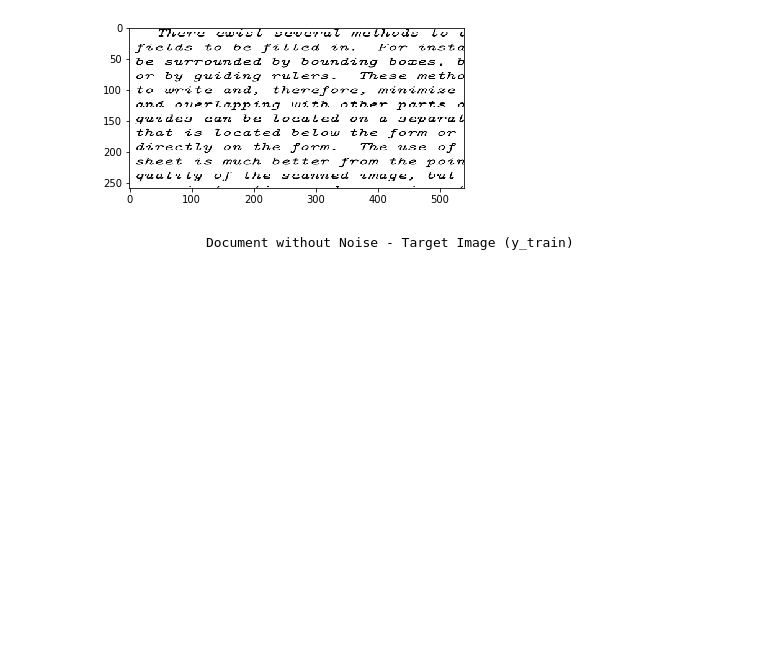
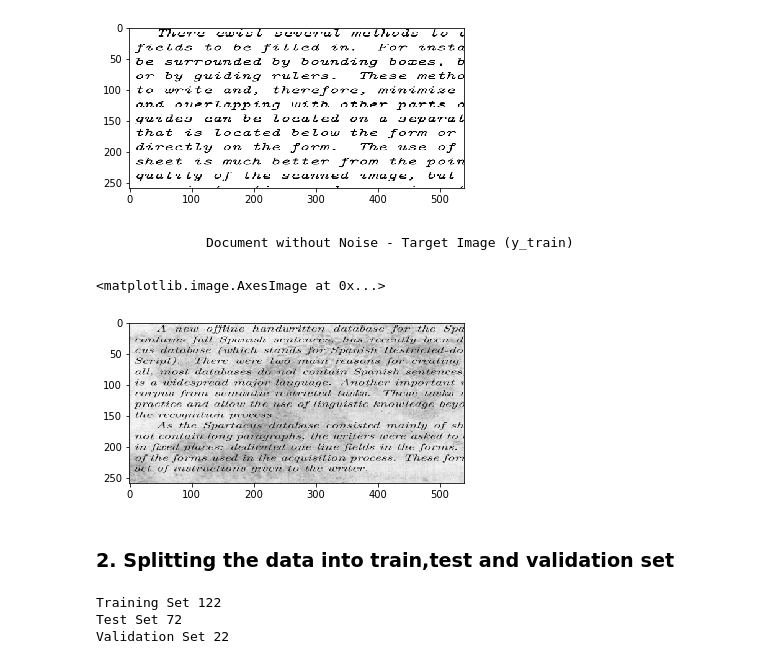
Before and after one commit to shubham-kothari/Document-Denoising-Using-Autoencoder, a Jupyter notebook: Document Denoising.ipynb, the cells around one changed output. Saved outputs shown, nothing was run; the diff lists cells and outputs as text; code cells hidden in the pictures; blank space fills up the shorter version.

```diff
--- a/Document Denoising.ipynb
+++ b/Document Denoising.ipynb
@@ -27,7 +27,7 @@ def load_images(directory):
 
     return image_list
 # %%
-X_train = load_images('data/train/*.png')
-y_train = load_images('data/train_cleaned/*.png')
-X_test = load_images('data/test/*.png')
+X_train_img = load_images('data/train/*.png')
+y_train_img = load_images('data/train_cleaned/*.png')
+X_test_img = load_images('data/test/*.png')
 # %%
@@ -52,3 +52,10 @@ plt.imshow(y_train[20].reshape(258,540),cmap='gray')
 [figure]
 # %% [markdown]
                 Document without Noise - Target Image (y_train)
+# %%
+plt.imshow(X_test_img[20].reshape(258,540),cmap='gray')
+# %% [output]
+<matplotlib.image.AxesImage at 0x...>
+[figure, added]
+# %% [markdown]
+### 2. Splitting the data into train,test and validation set
@@ -54,0 +69,8 @@ plt.imshow(y_train[20].reshape(258,540),cmap='gray')
+# %%
+print("Training Set",X_train.shape[0])
+print("Test Set",X_test.shape[0])
+print("Validation Set",X_valid.shape[0])
+# %% [output]
+Training Set 122
+Test Set 72
+Validation Set 22
```
Also changed, not shown: parts of 5 cells of this notebook.
